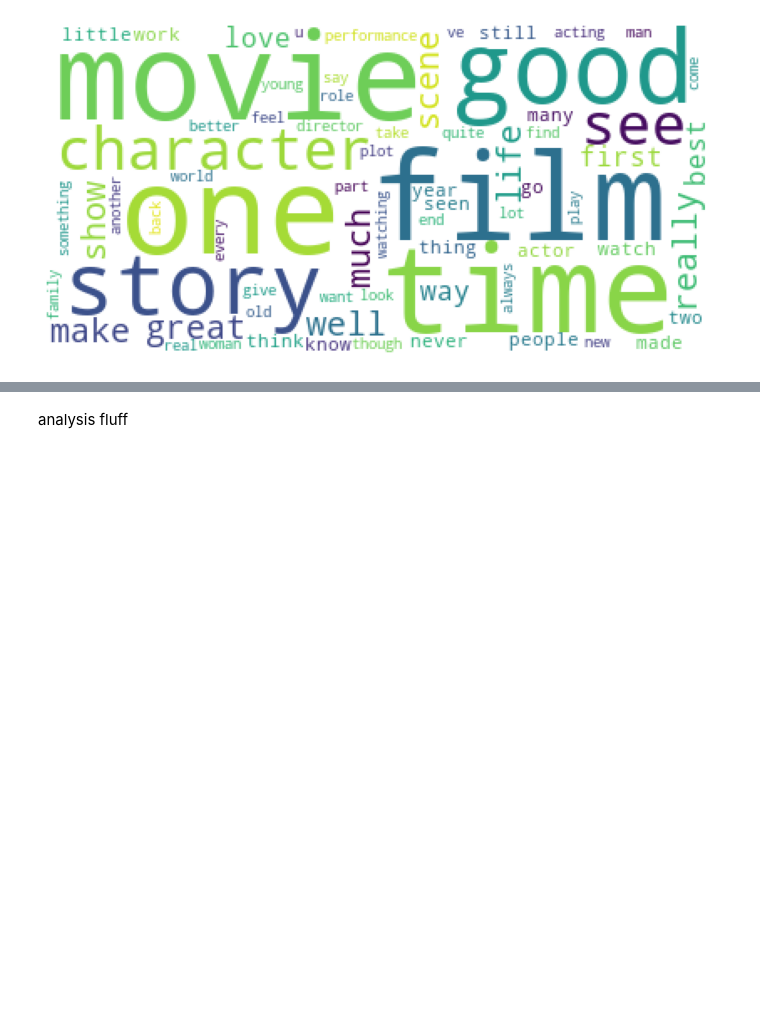
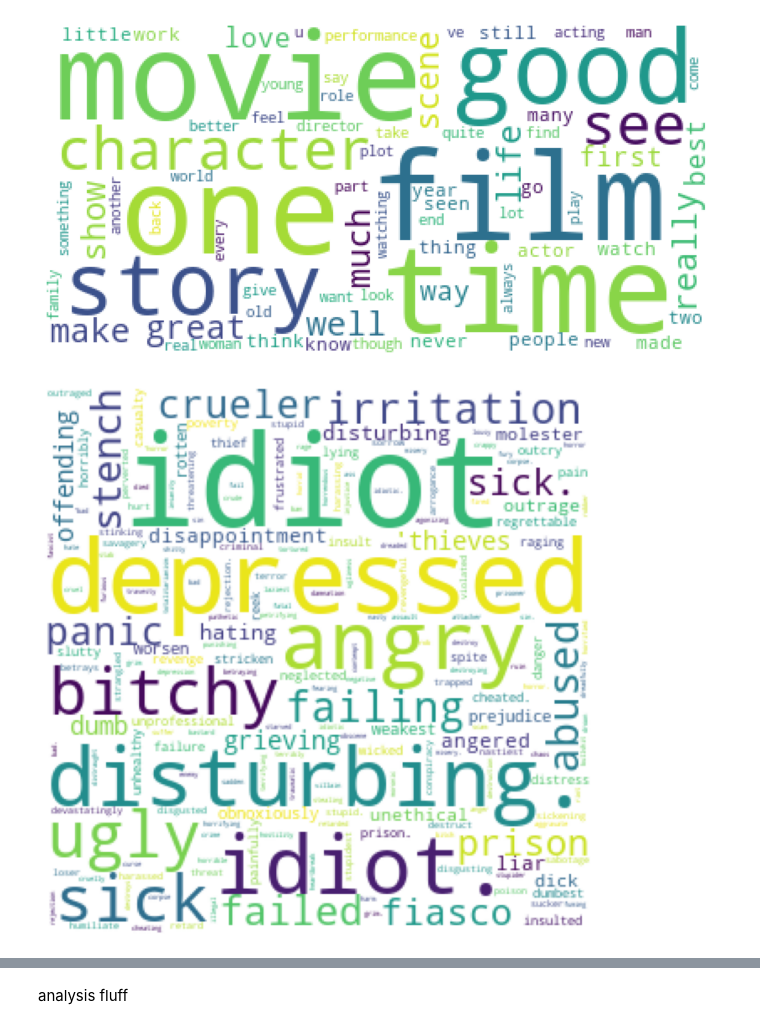
Before and after one commit to Crystalhuynh39/DH-140-Project, a Jupyter notebook: FinalProject.ipynb, the cells around one changed output, grey strips where cells are left out. Cells and saved outputs as stored; diff of their text form; code cells hidden in the pictures; blank space fills up the shorter version.

```diff
--- a/FinalProject.ipynb
+++ b/FinalProject.ipynb
@@ -747,3 +778,17 @@ plt.axis("off")
 plt.show()
 # %% [output]
 [figure]
+# %%
+#generate a basic wordcloud for negative word sentiment strength
+negwordsent = pd.Series(negative_df.wordsent.values,index=negative_df.wordlist).to_dict()
+negwordsentcloud = WordCloud(background_color='white', width = 300, height=300, margin=2).generate_from_frequencies(negwordsent)
+
+#plot the wordcloud
+plt.figure(figsize = (12, 12))
+plt.imshow(negwordsentcloud)
+
+#to remove the axis value
+plt.axis("off")
+plt.show()
+# %% [output]
+[figure, added]
```
Also changed, not shown: parts of 7 cells of this notebook.
